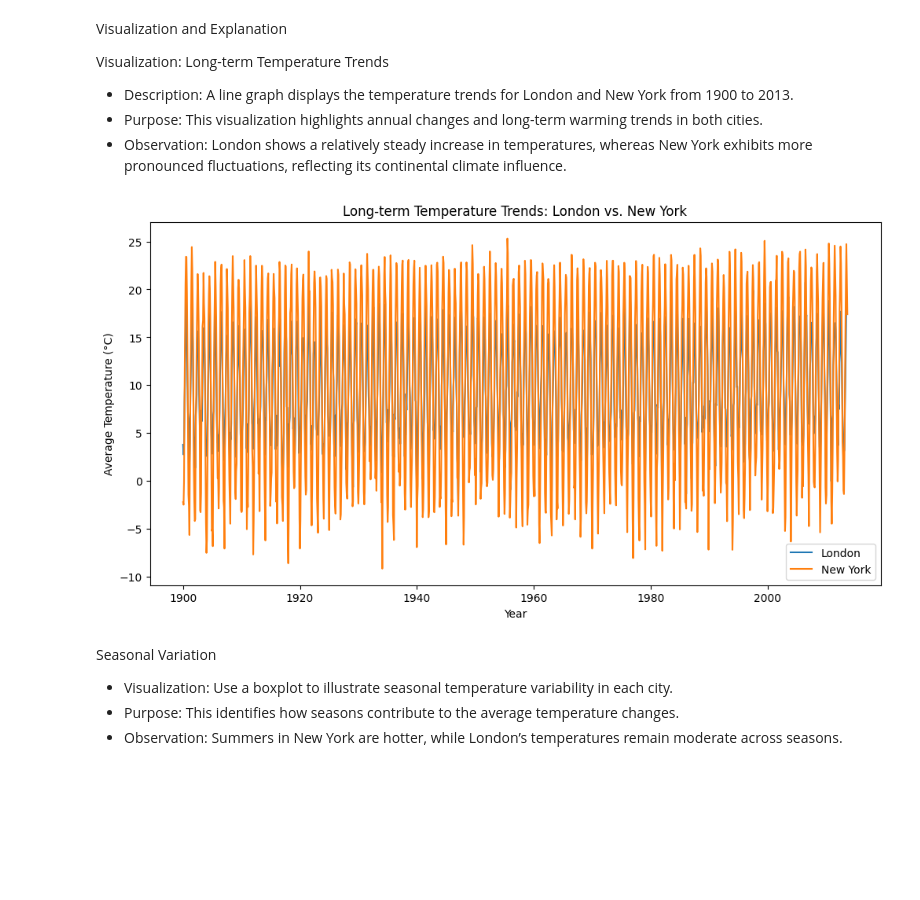
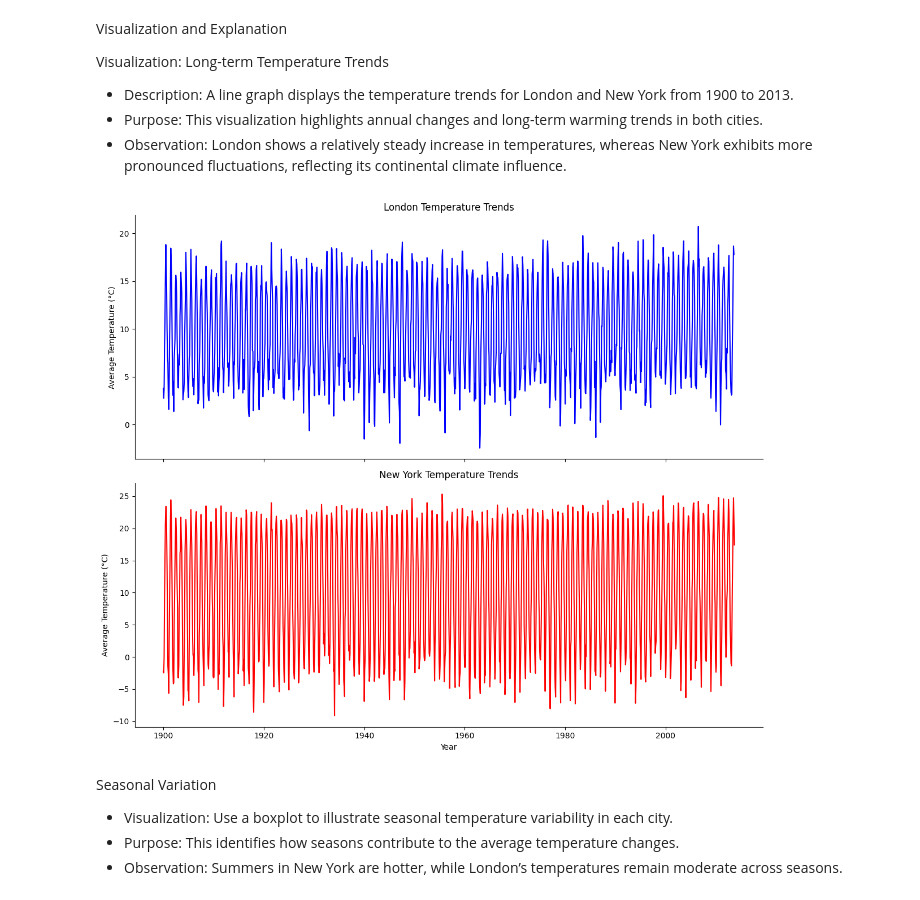
Before and after one commit to ssheikhorg/MSc-Big-Data-CW, a Jupyter notebook: project/climate_temp.ipynb, the cells around one changed output. Saved outputs shown, nothing was run; the diff lists cells and outputs as text; code cells hidden in the pictures; blank space fills up the shorter version.

Commit message:
changed the plot for temperature trends

```diff
--- a/project/climate_temp.ipynb
+++ b/project/climate_temp.ipynb
@@ -17,16 +17,29 @@ Visualization: Long-term Temperature Trends
 - Purpose: This visualization highlights annual changes and long-term warming trends in both cities.
 - Observation: London shows a relatively steady increase in temperatures, whereas New York exhibits more pronounced fluctuations, reflecting its continental climate influence.
 # %%
-plt.figure(figsize=(12, 6))
-plt.plot(london_data['Date'], london_data['Average Temperature'], label='London')
-plt.plot(ny_data['Date'], ny_data['Average Temperature'], label='New York')
-plt.title('Long-term Temperature Trends: London vs. New York')
-plt.xlabel('Year')
-plt.ylabel('Average Temperature (°C)')
-plt.legend()
+fig, ax = plt.subplots(2, 1, figsize=(12, 10), sharex=True)
+
+# London data
+ax[0].plot(london_data['Date'], london_data['Average Temperature'], label='London', color='blue')
+ax[0].set_title('London Temperature Trends')
+ax[0].set_ylabel('Average Temperature (°C)')
+ax[0].spines['top'].set_visible(False)
+ax[0].spines['right'].set_visible(False)
+
+# New York data
+ax[1].plot(ny_data['Date'], ny_data['Average Temperature'], label='New York', color='red')
+ax[1].set_title('New York Temperature Trends')
+ax[1].set_xlabel('Year')
+ax[1].set_ylabel('Average Temperature (°C)')
+ax[1].spines['top'].set_visible(False)
+ax[1].spines['right'].set_visible(False)
+
+# Adjust spacing
+fig.tight_layout()
+
 plt.show()
 # %% [output]
-[figure, old version]
+[figure, new version]
 # %% [markdown]
 Seasonal Variation
 
```
Also changed, not shown: parts of 1 cell of this notebook.
